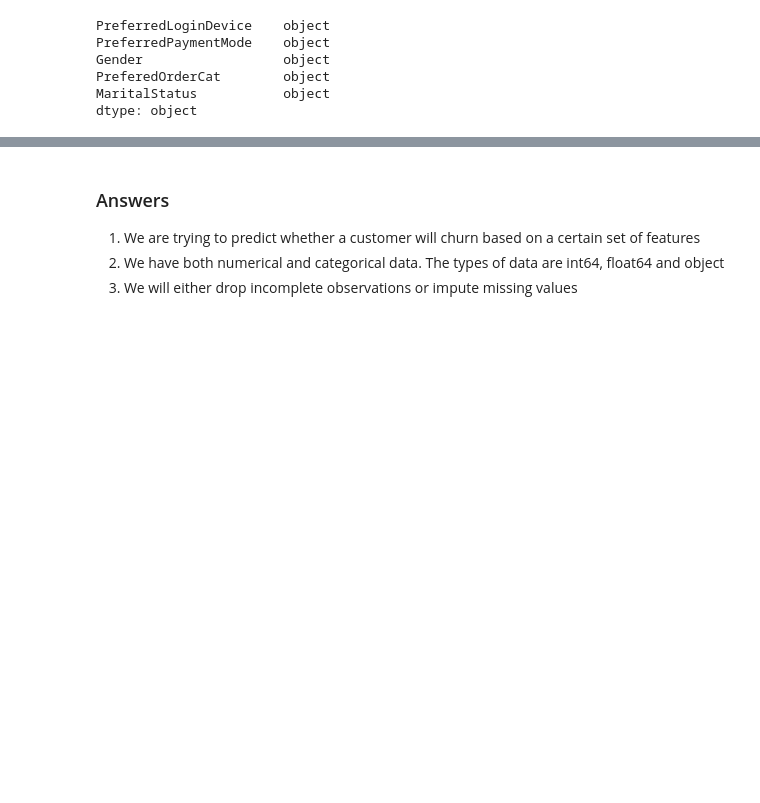
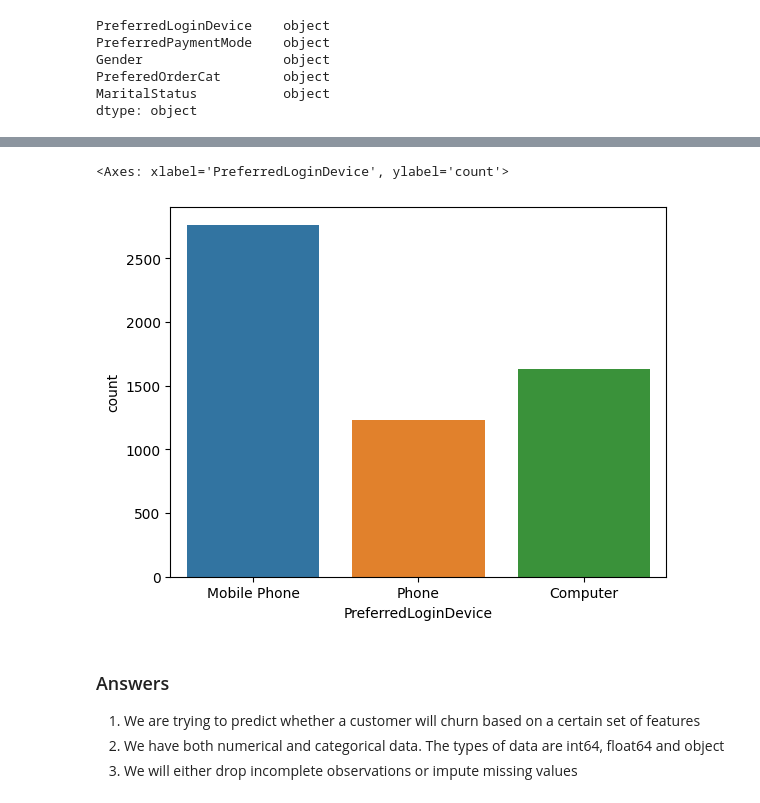
Before and after one commit to andrew-vandy/cs5265-ml-foundations, a Jupyter notebook: cs5265_asongate.ipynb, the cells around one changed output, grey strips where cells are left out. Drawn from its saved outputs; the diff is of its cells as text; code cells hidden in the pictures; blank space fills up the shorter version.

```diff
--- a/cs5265_asongate.ipynb
+++ b/cs5265_asongate.ipynb
@@ -159,3 +166,8 @@ dtype: object
+# %%
+sns.countplot(x=data["PreferredLoginDevice"])
+# %% [output]
+<Axes: xlabel='PreferredLoginDevice', ylabel='count'>
+[figure, added]
 # %% [markdown]
 ### Answers
 
```
Also changed, not shown: parts of 1 cell of this notebook.
